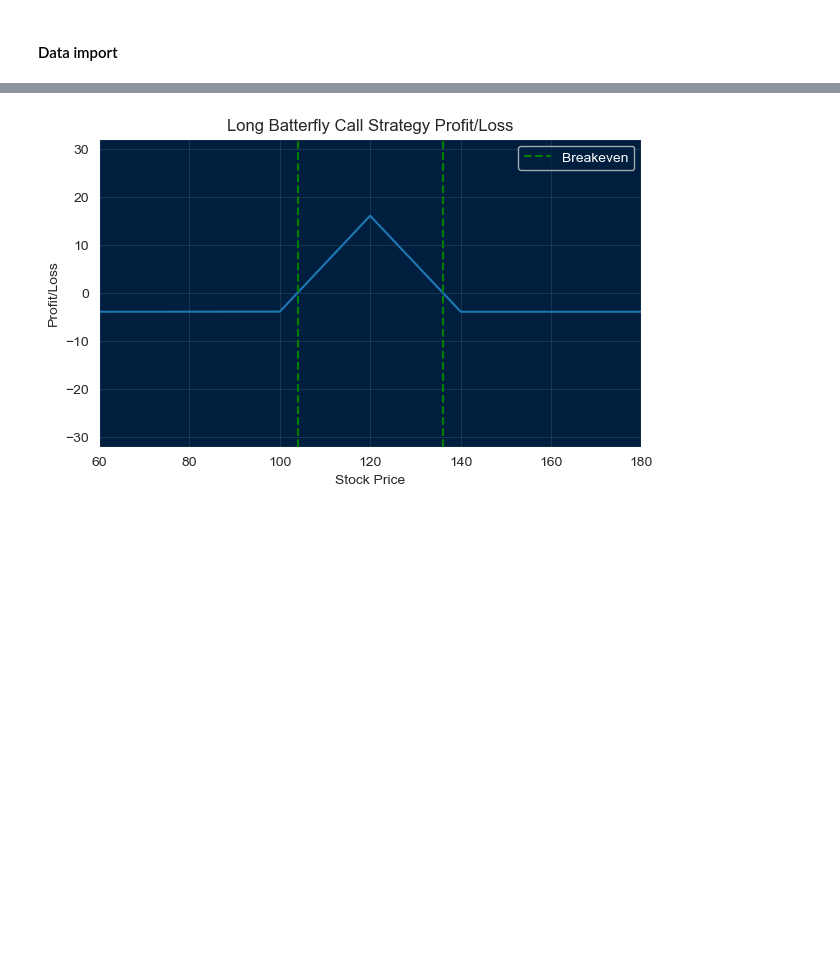
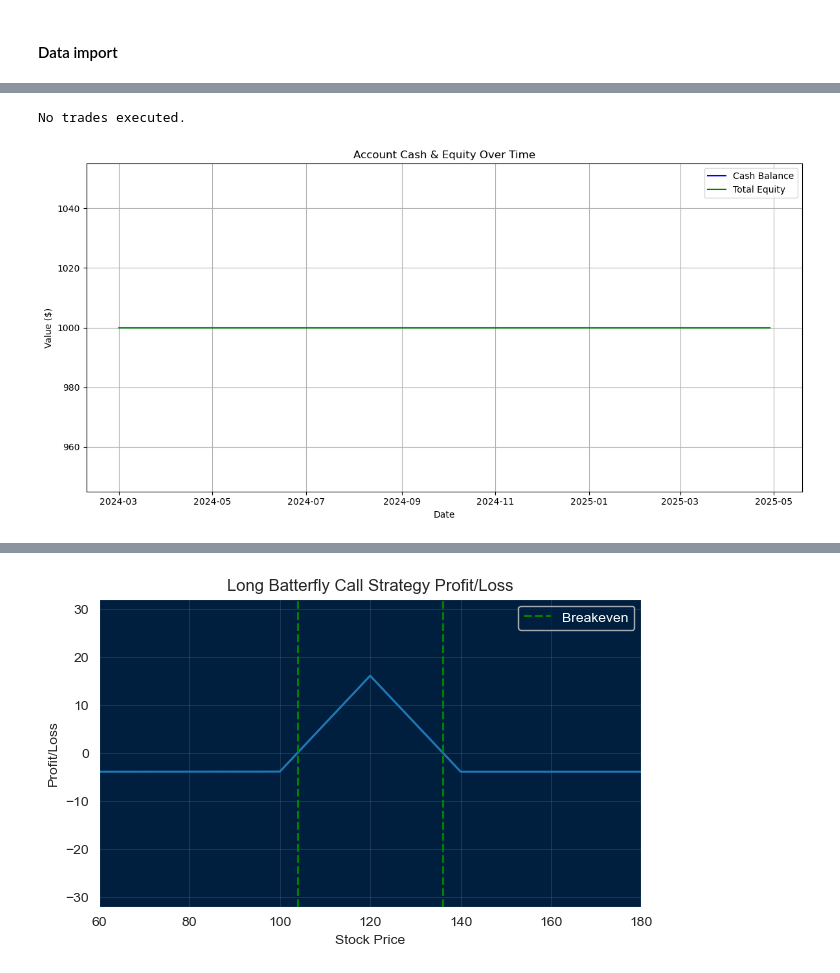
Before and after one commit to principlepauli/Butterflies-, a Jupyter notebook: Strategy/Option_Butterfly_1.ipynb, the cells around one changed output, grey strips where cells are left out. Cells and saved outputs as stored; diff of their text form; code cells hidden in the pictures; blank space fills up the shorter version.

```diff
--- a/Strategy/Option_Butterfly_1.ipynb
+++ b/Strategy/Option_Butterfly_1.ipynb
@@ -139,27 +139,30 @@ memory usage: 21.1+ MB
 # %%
-# investment strategy
+from Butterfly_long_backtest import ButterflyBacktest
 
 
 
-# for each day calculate the 50 day avg volatility
-def calculate_avg_volatility(underlying_data):
-    # ------------------
-    # implement
-    # ------------------
-    return avg_volatility
+# Make sure your DataFrames are loaded and preprocessed:
+# options_data, underlying_data, vol_predictions
 
+# Instantiate the backtest class
+bt = ButterflyBacktest(
+    options_data=options_data,
+    underlying_data=underlying_data,
+    vol_predictions=vol_predictions,
+    spread_pct=1,                     # pct of the underlying price to set the spread width
+    commission=1.0,                   # teke into account commission costs
+    slippage=0.01,                    # take into account slippage
+    min_open_interest=1,             # ensure sufficient open interest
+    min_volume=1,                     # ensure sufficient liquidity
+    vol_exit_threshold=10            # exit if the predicted volatility changes by more than this percentage
+)
 
-def select_available_options(options_data, invest_day=datetime):
+# Run the backtest
+results_df, equity_df = bt.run(option_type='call', starting_cash=1000)
 
-    options_available = []
-
-    if options_data["timestamp"] = invest_day and options_data["expiration_date"] = invest_day + 5
-
-
-    return
-
-
-
-
-for day in options_data["timestamp"]: #look at all the options available one day that expire 5 days from now
-    # compare
+# Display results
+print(results_df.head())
+print(equity_df.head())
+# %% [output]
+No trades executed.
+[figure, added]
```
Also changed, not shown: parts of 7 cells of this notebook, 1 other file.
